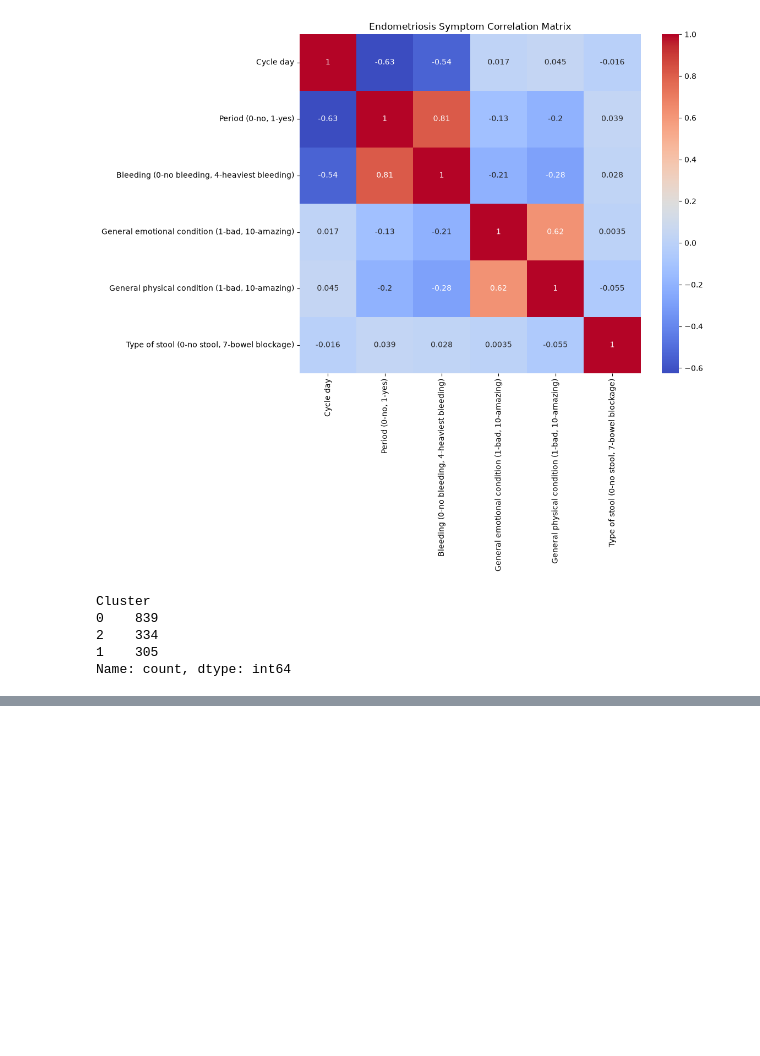
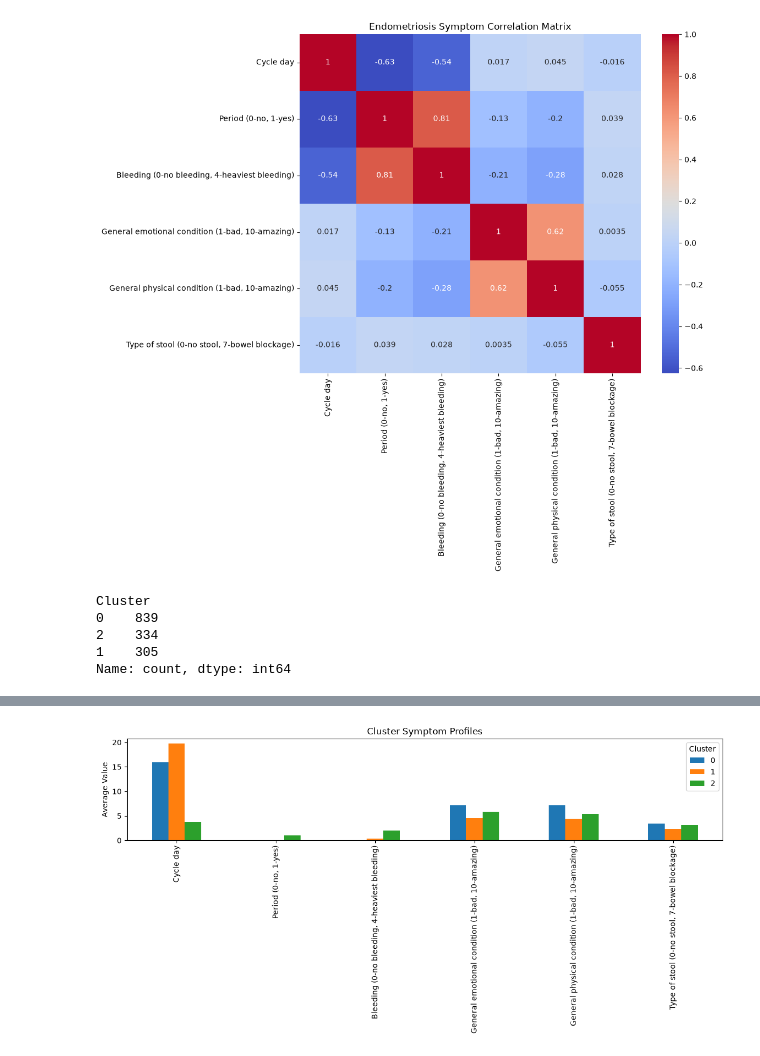
Before and after one commit to Sameeksha2597/endometriosis-ai, a Jupyter notebook: notebooks/04_symptom_intelligence_eda.ipynb, the cells around one changed output, grey strips where cells are left out. Drawn from its saved outputs; the diff is of its cells as text; code cells hidden in the pictures; blank space fills up the shorter version.

Commit message:
Add symptom intelligence module using longitudinal patient data

```diff
--- a/notebooks/04_symptom_intelligence_eda.ipynb
+++ b/notebooks/04_symptom_intelligence_eda.ipynb
@@ -74,0 +83,17 @@ Name: count, dtype: int64
+# %%
+cluster_data.groupby("Cluster").mean().T.plot(
+    kind="bar",
+    figsize=(12,6)
+)
+
+plt.title("Cluster Symptom Profiles")
+plt.ylabel("Average Value")
+plt.tight_layout()
+
+plt.savefig(
+    "../docs/figures/cluster_profiles.png"
+)
+
+plt.show()
+# %% [output]
+[figure, added]
```
Also changed, not shown: parts of 1 cell of this notebook, 4 other files.
